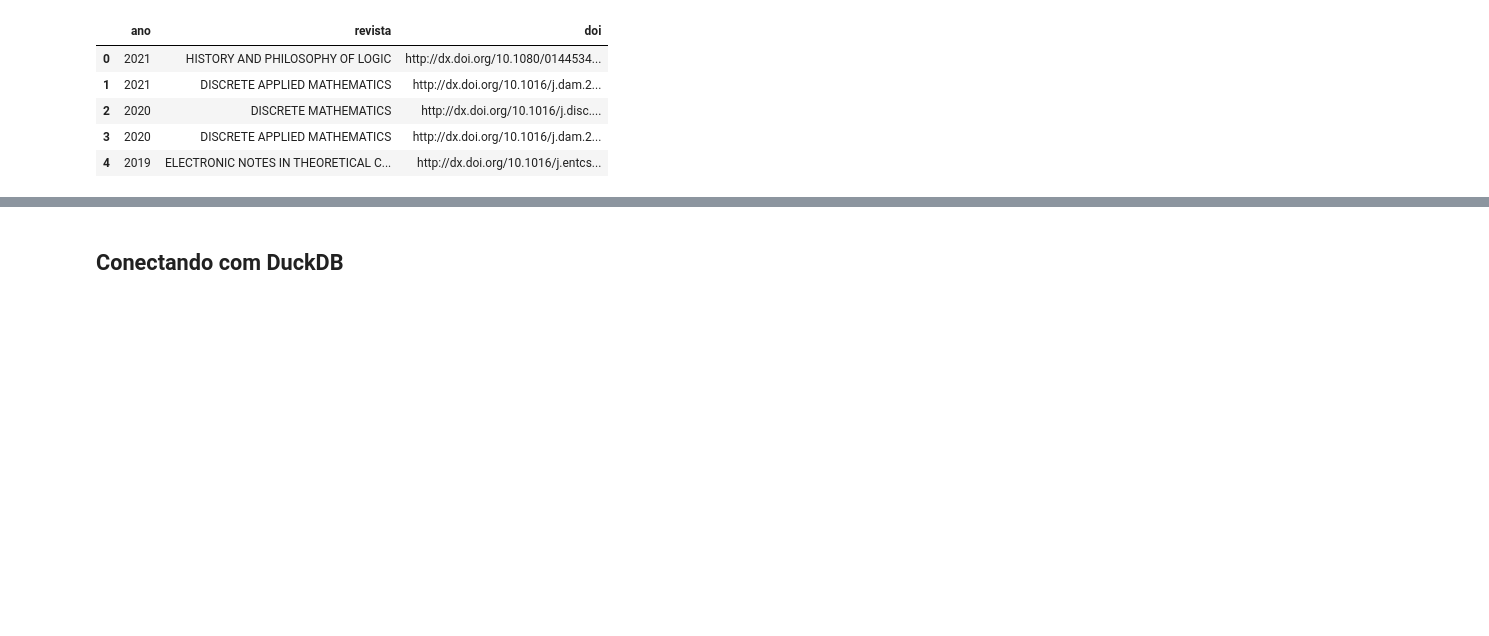
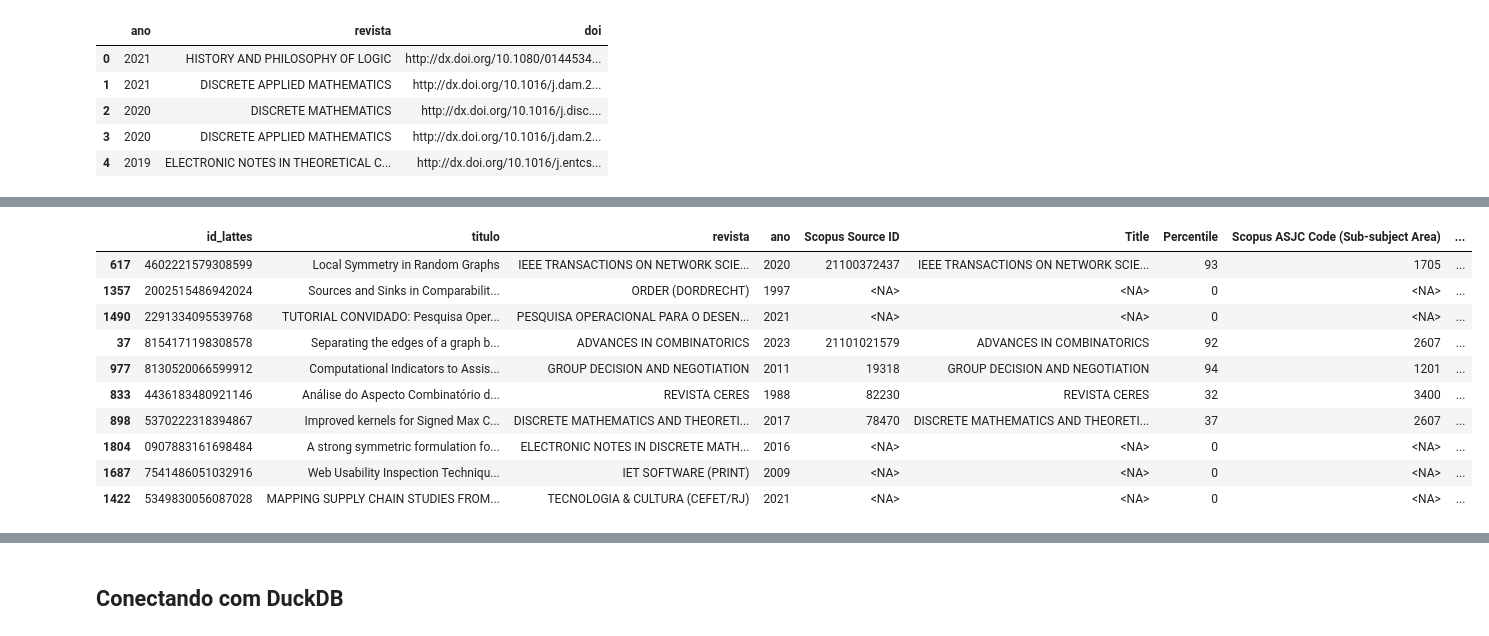
Before and after one commit to alobogiron/pesc_stats, a Jupyter notebook: analyse.ipynb, the cells around one changed output, grey strips where cells are left out. Saved outputs shown, nothing was run; the diff lists cells and outputs as text; code cells hidden in the pictures; blank space fills up the shorter version.

```diff
--- a/analyse.ipynb
+++ b/analyse.ipynb
@@ -293,0 +329,2 @@ df_pessoas.head()
+# %%
+df_orientacoes = df_orientacoes.rename(columns={'titulo': 'titulo_trabalho'})
@@ -370,0 +545,85 @@ Length: 21, dtype: Int64
+# %%
+import pandas as pd
+import numpy as np
+
+print("Épata 1: Carregando e preparando a base completa da Scopus...")
+# Carrega o ficheiro original intacto da Scopus
+df_scopus_raw = pd.read_excel('periodicos_percentil.xlsx')
+
+# Limpeza de segurança padrão nas chaves de cruzamento
+df_scopus_raw['Title'] = df_scopus_raw['Title'].str.upper().str.strip()
+df_scopus_raw['E-ISSN'] = df_scopus_raw['E-ISSN'].astype(str).str.replace('-', '', regex=False).str.strip()
+
+# Mapeia TODOS os títulos/ISSNs que possuem alguma subárea de computação
+mask_comput = df_scopus_raw['Scopus Sub-Subject Area'].str.contains('Comput', case=False, na=False)
+titulos_computacao = set(df_scopus_raw[mask_comput]['Title'].unique())
+issns_computacao = set(df_scopus_raw[mask_comput]['E-ISSN'].unique())
+
+# Ordena pelo Percentile (do maior para o menor) e remove duplicados de títulos.
+# Isto garante que cada revista apareça apenas uma vez, retendo as informações da linha de maior percentil.
+df_scopus_unicos = df_scopus_raw.sort_values(by='Percentile', ascending=False)
+df_scopus_unicos = df_scopus_unicos.drop_duplicates(subset=['Title'], keep='first').copy()
+
+print("Etapa 2: Preparando a base de artigos do Lattes...")
+# Limpeza de segurança padrão nas chaves dos artigos
+df_bib_artigos['revista'] = df_bib_artigos['revista'].str.upper().str.strip()
+df_bib_artigos['issn'] = df_bib_artigos['issn'].astype(str).str.replace('-', '', regex=False).str.strip()
+
+print("Etapa 3: Realizando o cruzamento exato (Match)...")
+# Seleciona apenas as colunas da Scopus que solicitou para o join
+colunas_scopus = [
+    'Scopus Source ID', 'Title', 'Percentile',
+    'Scopus ASJC Code (Sub-subject Area)', 'Scopus Sub-Subject Area', 'E-ISSN'
+]
+df_scopus_filtro = df_scopus_unicos[colunas_scopus]
+
+# Match pelo Nome da Revista
+df_match_nome = pd.merge(df_bib_artigos, df_scopus_filtro, left_on='revista', right_on='Title', how='inner')
+
+# Match pelo ISSN
+df_match_issn = pd.merge(df_bib_artigos, df_scopus_filtro, left_on='issn', right_on='E-ISSN', how='inner')
+
+# Consolida os sucessos e remove possíveis duplicados (artigos que deram match por ambos os critérios)
+df_sucessos = pd.concat([df_match_nome, df_match_issn], ignore_index=True)
+df_sucessos = df_sucessos.drop_duplicates(subset=['titulo', 'id_lattes']).copy()
+
+# Cria a coluna booleana baseada nas listas completas que mapeamos no início
+df_sucessos['Computation Area'] = df_sucessos['Title'].isin(titulos_computacao) | df_sucessos['E-ISSN'].isin(issns_computacao)
+
+print("Etapa 4: Isolando e tratando os artigos sem correspondência (No Match)...")
+# Filtra os artigos que ficaram de fora do grupo de sucessos
+artigos_com_match = set(df_sucessos['titulo'] + df_sucessos['id_lattes'])
+df_falhas = df_bib_artigos[~(df_bib_artigos['titulo'] + df_bib_artigos['id_lattes']).isin(artigos_com_match)].copy()
+
+# Preenche os atributos padrão solicitados para os artigos não encontrados
+df_falhas['Scopus Source ID'] = pd.NA
+df_falhas['Title'] = pd.NA
+df_falhas['Percentile'] = 0  # <--- Solicitado: 0 para não encontrados
+df_falhas['Scopus ASJC Code (Sub-subject Area)'] = pd.NA
+df_falhas['Scopus Sub-Subject Area'] = pd.NA
+df_falhas['E-ISSN'] = pd.NA
+df_falhas['Computation Area'] = False  # <--- Solicitado: False para não encontrados
+
+print("Etapa 5: Consolidando a tabela final...")
+# Empilha os dois blocos de volta
+df_artigos_final = pd.concat([df_sucessos, df_falhas], ignore_index=True)
+
+# Garante a tipagem ideal das novas colunas
+df_artigos_final['Percentile'] = df_artigos_final['Percentile'].astype(int)
+df_artigos_final['Computation Area'] = df_artigos_final['Computation Area'].astype(bool)
+
+print("\n🚀 Tabela final construída com sucesso!")
+print(f"Total de linhas: {len(df_artigos_final)}")
+
+# Define a ordem de colunas ideal exibindo primeiro os dados do artigo e depois as métricas solicitadas
+colunas_finais = [
+    'id_lattes', 'titulo', 'revista', 'ano', # Dados do Artigo
+    'Scopus Source ID', 'Title', 'Percentile',
+    'Scopus ASJC Code (Sub-subject Area)', 'Scopus Sub-Subject Area', 'E-ISSN', # Dados Scopus
+    'Computation Area' # Indicador criado
+]
+df_artigos_final = df_artigos_final[colunas_finais]
+
+# Mostra uma amostra mista contendo sucessos e falhas para validação
+display(df_artigos_final.sample(10))
+# %% [output]
@@ -370,0 +638,11 @@ Length: 21, dtype: Int64
+|  | id_lattes | titulo | revista | ano | Scopus Source ID | Title | Percentile | Scopus ASJC Code (Sub-subject Area) | ... |
+| 617 | 4602221579308599 | Local Symmetry in Random Graphs | IEEE TRANSACTIONS ON NETWORK SCIE... | 2020 | 21100372437 | IEEE TRANSACTIONS ON NETWORK SCIE... | 93 | 1705 | ... |
+| 1357 | 2002515486942024 | Sources and Sinks in Comparabilit... | ORDER (DORDRECHT) | 1997 | <NA> | <NA> | 0 | <NA> | ... |
+| 1490 | 2291334095539768 | TUTORIAL CONVIDADO: Pesquisa Oper... | PESQUISA OPERACIONAL PARA O DESEN... | 2021 | <NA> | <NA> | 0 | <NA> | ... |
+| 37 | 8154171198308578 | Separating the edges of a graph b... | ADVANCES IN COMBINATORICS | 2023 | 21101021579 | ADVANCES IN COMBINATORICS | 92 | 2607 | ... |
+| 977 | 8130520066599912 | Computational Indicators to Assis... | GROUP DECISION AND NEGOTIATION | 2011 | 19318 | GROUP DECISION AND NEGOTIATION | 94 | 1201 | ... |
+| 833 | 4436183480921146 | Análise do Aspecto Combinatório d... | REVISTA CERES | 1988 | 82230 | REVISTA CERES | 32 | 3400 | ... |
+| 898 | 5370222318394867 | Improved kernels for Signed Max C... | DISCRETE MATHEMATICS AND THEORETI... | 2017 | 78470 | DISCRETE MATHEMATICS AND THEORETI... | 37 | 2607 | ... |
+| 1804 | 0907883161698484 | A strong symmetric formulation fo... | ELECTRONIC NOTES IN DISCRETE MATH... | 2016 | <NA> | <NA> | 0 | <NA> | ... |
+| 1687 | 7541486051032916 | Web Usability Inspection Techniqu... | IET SOFTWARE (PRINT) | 2009 | <NA> | <NA> | 0 | <NA> | ... |
+| 1422 | 5349830056087028 | MAPPING SUPPLY CHAIN STUDIES FROM... | TECNOLOGIA & CULTURA (CEFET/RJ) | 2021 | <NA> | <NA> | 0 | <NA> | ... |
```
Also changed, not shown: parts of 32 cells of this notebook, 4 other files.
